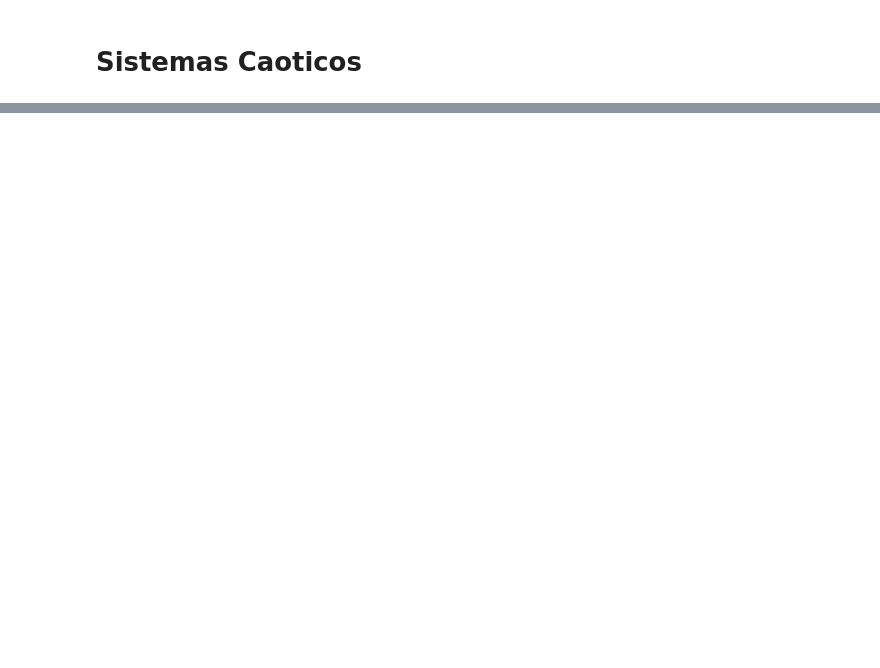
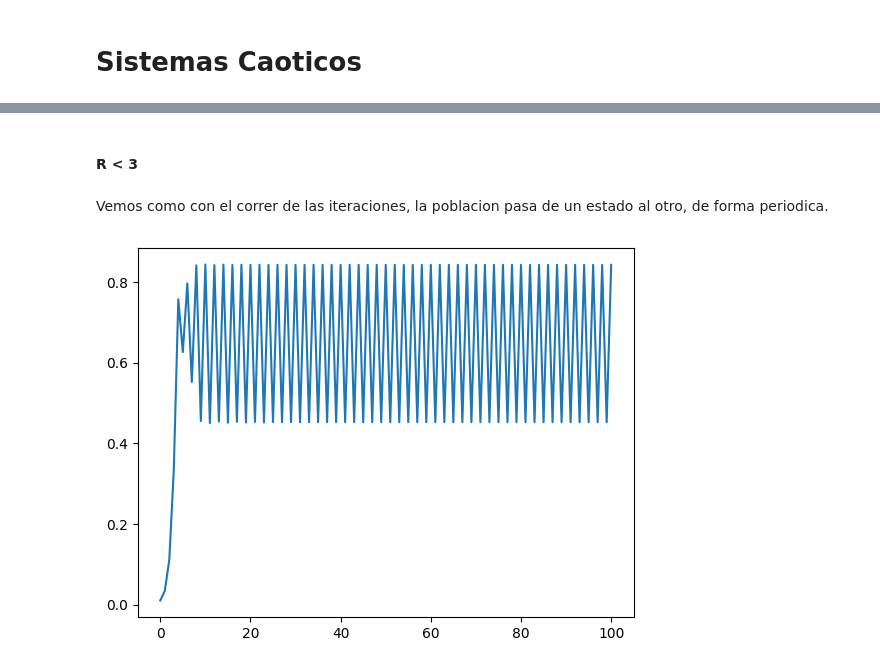
Before and after one commit to sebastianripari/75.26_simulacion, a Jupyter notebook: 4/resumen.ipynb, the cells around one changed output, grey strips where cells are left out. Saved outputs shown, nothing was run; the diff lists cells and outputs as text; code cells hidden in the pictures; blank space fills up the shorter version.

```diff
--- a/4/resumen.ipynb
+++ b/4/resumen.ipynb
@@ -901,0 +1325,20 @@ Este punto es conocido como <b>Bifurcarcion Pitchfork</b>
+# %% [markdown]
+#### R < 3
+# %% [markdown]
+Vemos como con el correr de las iteraciones, la poblacion pasa de un estado al otro, de forma periodica.
+# %%
+r = 3.4
+
+poblacion = [0.01]
+
+def f_x(x):
+    return (r * x * (1 - x))
+
+for _ in range(100):
+    latest = poblacion[-1]
+    poblacion.append(f_x(latest))
+
+plt.plot(poblacion)
+plt.show()
+# %% [output]
+[figure, added]
```
Also changed, not shown: parts of 118 cells of this notebook, 3 other files.
